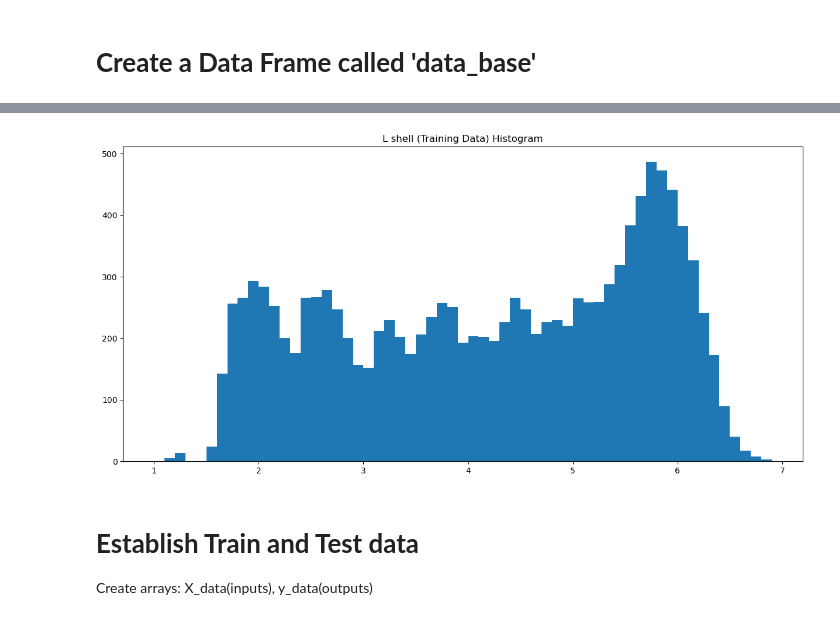
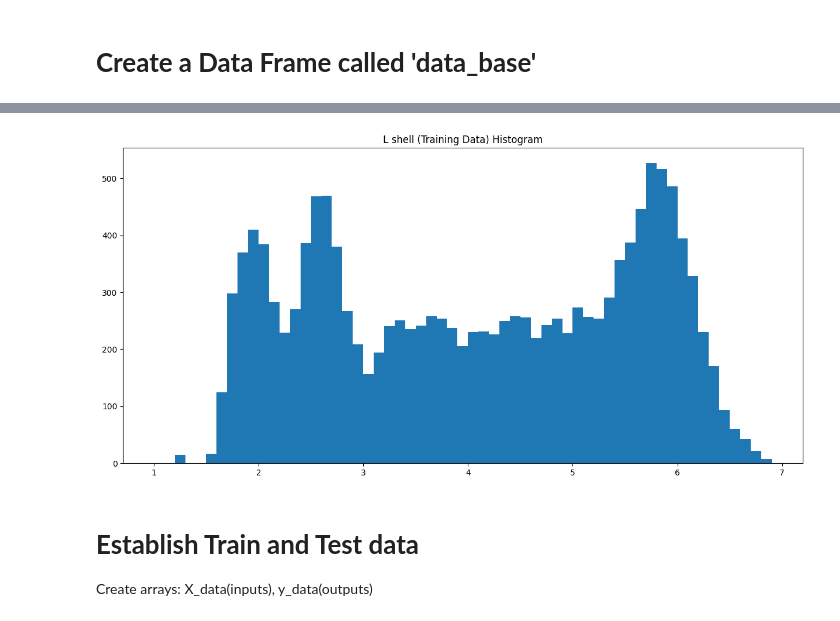
Before and after one commit to DLStumbaugh/Electron_Precipitation_Conjunction_NN, a Jupyter notebook: ElectronPrecipitationML.ipynb, the cells around one changed output, grey strips where cells are left out. Saved outputs shown, nothing was run; the diff lists cells and outputs as text; code cells hidden in the pictures.

```diff
--- a/ElectronPrecipitationML.ipynb
+++ b/ElectronPrecipitationML.ipynb
@@ -14,12 +24,33 @@ wd = os.getcwd() #working directory
 # %%
-fname_txt = 'ConjunctionData.csv'
+fname_txt = 'ConjunctionData.mat'
 fpath_txt = os.path.join(wd, fname_txt)
 
-data_base = pd.read_csv(fpath_txt)
-data_base["log_flux0"] = np.log10(data_base["Poes0 Flux"])
-data_base["log_flux90"] = np.log10(data_base["Poes90 Flux"])
+mat_data = loadmat(fpath_txt)
+# Check the keys of the loaded .mat file
+#print(mat_data.keys())
 
-#replace inf's with NaN:
+variable_names = ['ConjDatenum', 'L', 'MLT', 'Poes90Flux','Poes90PA','Poes0Flux','Poes0PA','C', 'N','AE',
+                  "AEsub0","AEsub1","AEsub2","AEsub3",
+                  "AEsub4","AEsub5","AEsub6","AEsub7","AEsub8","AEsub9","AEsub10","AEsub11",
+                  "AEsub12","AEsub13","AEsub14","AEsub15","AEsub16","AEsub17","AEsub18",
+                  "AEsub19","AEsub20","AEsub21","AEsub22","AEsub23","AEsub24","AEsub25",
+                  "AEsub26","AEsub27","AEsub28","AEsub29","AEsub30","AEsub31","AEsub32",
+                  "AEsub33","AEsub34","AEsub35"]
+
+
+df_list= []
+# Convert to pandas DataFrame
+for var in variable_names:
+    if var in mat_data:  # Check if the variable exists in the .mat file
+        data = mat_data[var]
+        df_list.append(pd.DataFrame(data, columns=[var]))  # Add variable data as a new column
+        print(f"Converted {var} to DataFrame")
+    else:
+        print(f"{var} not found in the .mat file")
+
+data_base = pd.concat(df_list, axis=1)
+data_base["log_flux0"] = np.log10(data_base["Poes0Flux"])
+data_base["log_flux90"] = np.log10(data_base["Poes90Flux"])
 data_base.replace([np.inf, -np.inf], np.nan, inplace=True)
 #drop every row where a NaN, inf exists: see https://pandas.pydata.org/docs/reference/api/pandas.DataFrame.dropna.html
 data_base.dropna(axis=0, inplace=True)
@@ -42,11 +90,14 @@ data_base
+# %%
+data_training = data_base.iloc[579:14973,:]
+data_validation = data_base.iloc[14973:,:]
 # %%
 # Creating plot to show the spread in L shell (trying to identify weaknesses in the training data)
 fig = plt.figure(figsize =(15, 7))
-plt.hist(data_base["L"].values, bins=np.arange(1,7,0.1))
+plt.hist(data_training["L"].values, bins=np.arange(1,7,0.1))
 plt.title("L shell (Training Data) Histogram")
 plt.show()
 # %% [output]
-[figure, old version]
+[figure, new version]
 # %% [markdown]
 # **Establish Train and Test data**
 Create arrays: X_data(inputs), y_data(outputs)
```
Also changed, not shown: parts of 15 cells of this notebook, 1 other file.
